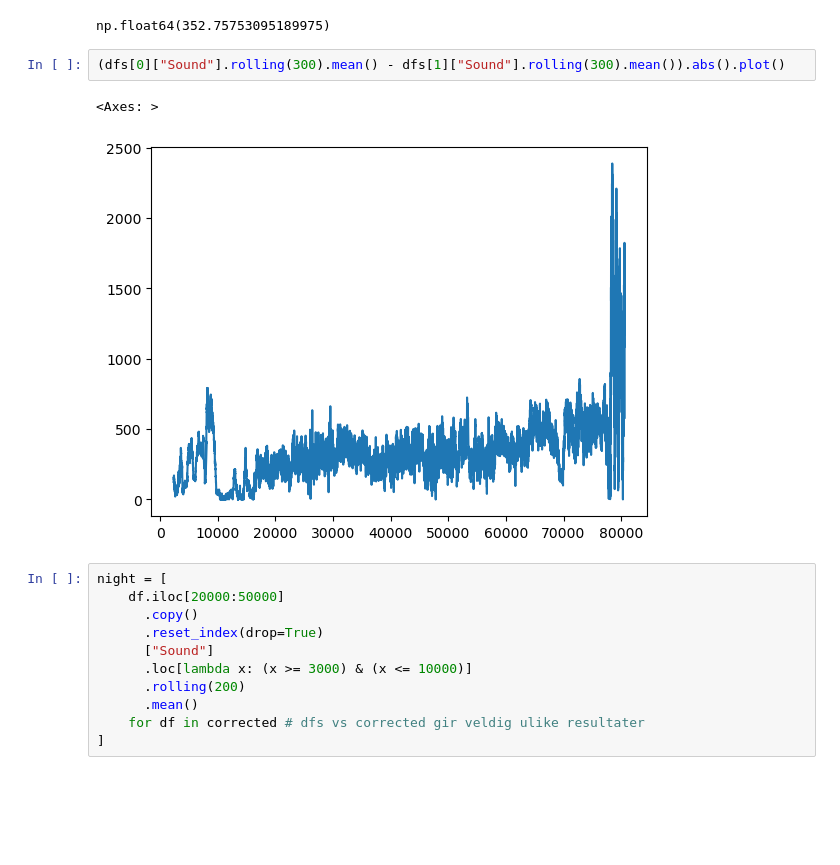
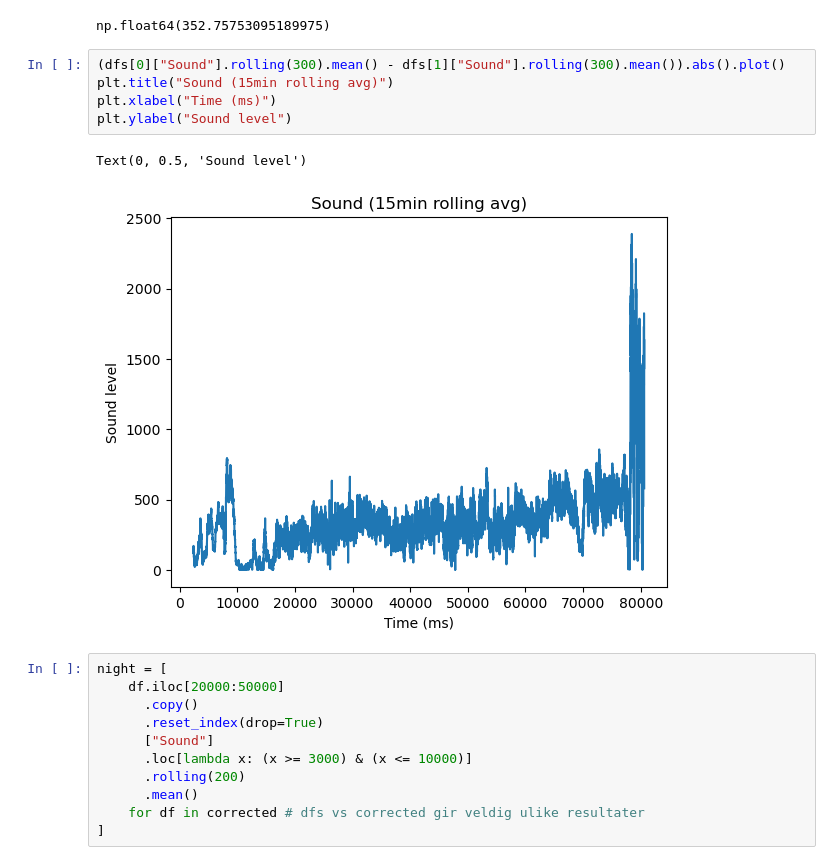
Before and after one commit to LilleAila/tof-prosjekt-26, a Jupyter notebook: data/baselines.ipynb, the cells around one changed output. Saved outputs shown, nothing was run; the diff lists cells and outputs as text; blank space fills up the shorter version.

```diff
--- a/data/baselines.ipynb
+++ b/data/baselines.ipynb
@@ -69,9 +69,12 @@ abs(dfs[0]["Sound"].mean() - dfs[1]["Sound"].mean())
 np.float64(352.75753095189975)
 # %%
 (dfs[0]["Sound"].rolling(300).mean() - dfs[1]["Sound"].rolling(300).mean()).abs().plot()
+plt.title("Sound (15min rolling avg)")
+plt.xlabel("Time (ms)")
+plt.ylabel("Sound level")
 # %% [output]
-<Axes: >
+Text(0, 0.5, 'Sound level')
-[figure, old version]
+[figure, new version]
 # %%
 night = [
     df.iloc[20000:50000]
```
Also changed, not shown: parts of 4 cells of this notebook, 14 other files.
